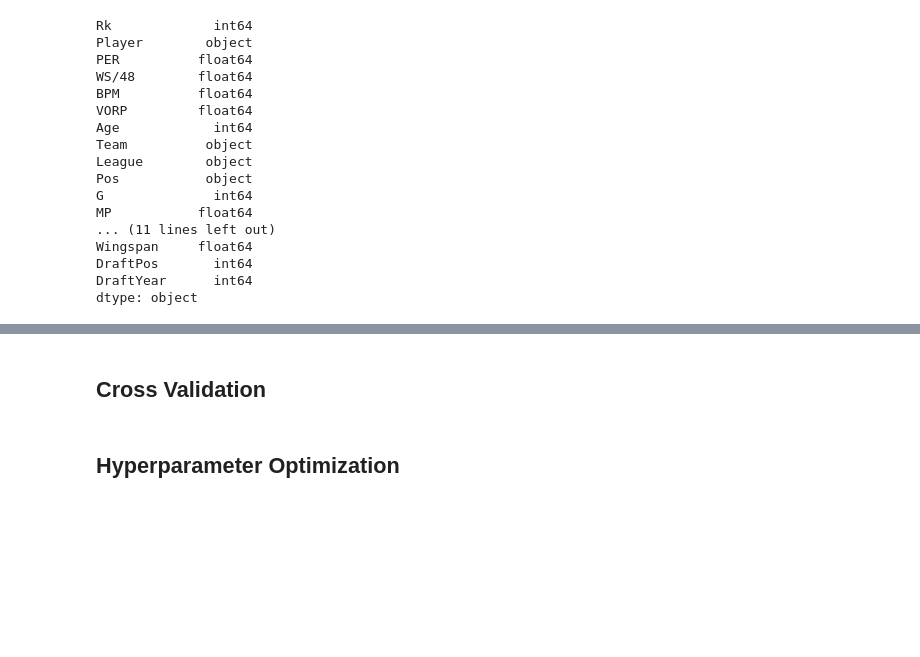
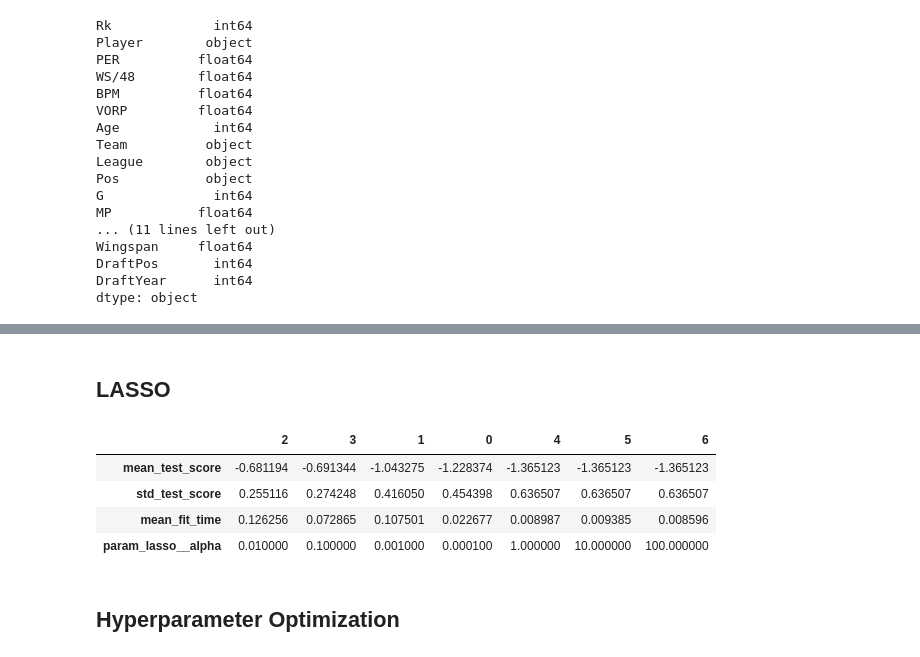
Before and after one commit to kevin-shiao/NBA-Draft, a Jupyter notebook: project.ipynb, the cells around one changed output, grey strips where cells are left out. Drawn from its saved outputs; the diff is of its cells as text; code cells hidden in the pictures; blank space fills up the shorter version.

Commit message:
Tried Lasso Regression

```diff
--- a/project.ipynb
+++ b/project.ipynb
@@ -163,5 +187,56 @@ target = ["Rk"]
 # %% [markdown]
-## Cross Validation
+## LASSO
+# %%
+train_df, test_df = train_test_split(df, test_size=0.30, random_state=123)
+train_df.head()
+
+
+X_train = train_df.drop(['VORP'], axis = 1)
+y_train = train_df['VORP']
+X_test = test_df.drop(['VORP'], axis = 1)
+y_test = test_df['VORP']
+# %%
+# Create Model pipeline
+pipe_lasso = make_pipeline(preprocessor, Lasso(max_iter=10000))
+
+# Specify Param Grid
+param_grid_lasso = {
+    'lasso__alpha': [0.0001, 0.001, 0.01, 0.1, 1, 10, 100]
+}
+
+# Grid Search CV
+grid_search_lasso = GridSearchCV(
+    pipe_lasso,
+    param_grid=param_grid_lasso,
+    scoring='neg_mean_squared_error',  # Use MSE or another regression metric
+    refit=True,
+    n_jobs=-1,
+    return_train_score=True
+)
+
+# Fit Model
+grid_search_lasso.fit(X_train, y_train)
+
+# View Results
+lasso_df_sorted = pd.DataFrame(grid_search_lasso.cv_results_)[
+    [
+        "mean_test_score",
+        "std_test_score",
+        "mean_fit_time",
+        'param_lasso__alpha'
+    ]
+].sort_values(
+    by=["mean_test_score"],
+    ascending=False
+).T
+# %%
+lasso_df_sorted
+# %% [output]
+|  | 2 | 3 | 1 | 0 | 4 | 5 | 6 |
+| mean_test_score | -0.681194 | -0.691344 | -1.043275 | -1.228374 | -1.365123 | -1.365123 | -1.365123 |
+| std_test_score | 0.255116 | 0.274248 | 0.416050 | 0.454398 | 0.636507 | 0.636507 | 0.636507 |
+| mean_fit_time | 0.126256 | 0.072865 | 0.107501 | 0.022677 | 0.008987 | 0.009385 | 0.008596 |
+| param_lasso__alpha | 0.010000 | 0.100000 | 0.001000 | 0.000100 | 1.000000 | 10.000000 | 100.000000 |
 # %% [markdown]
 ## Hyperparameter Optimization
 # %% [markdown]
```
Also changed, not shown: parts of 3 cells of this notebook.
